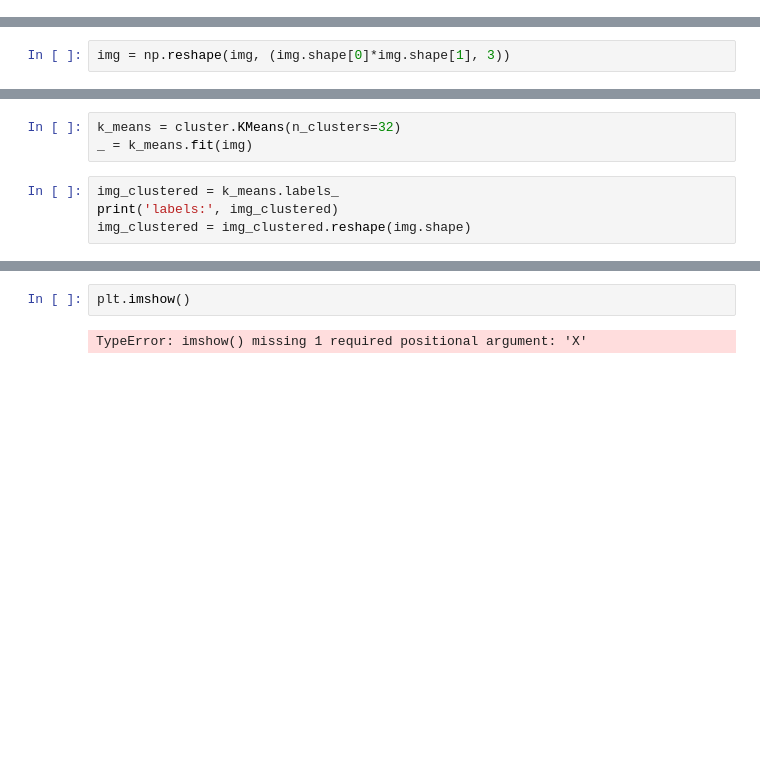
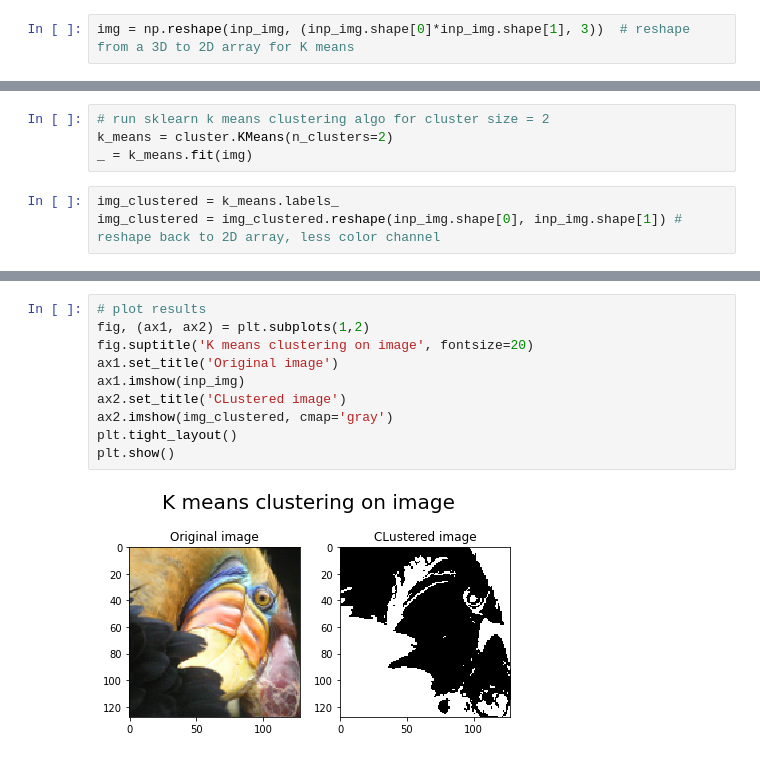
Before and after one commit to Biswajee/ClusteringAlgorithms, a Jupyter notebook: Kmeansclustering.ipynb, the cells around one changed output, grey strips where cells are left out. Drawn from its saved outputs; the diff is of its cells as text; blank space fills up the shorter version.

Commit message:
Update k means

```diff
--- a/Kmeansclustering.ipynb
+++ b/Kmeansclustering.ipynb
@@ -9 +15,3 @@ img = image.imread('bird_small.png')
+# %%
+img = np.reshape(inp_img, (inp_img.shape[0]*inp_img.shape[1], 3))  # reshape from a 3D to 2D array for K means
 # %%
@@ -13,2 +20,0 @@ img.shape
-# %%
-img = np.reshape(img, (img.shape[0]*img.shape[1], 3))
@@ -39,7 +21,7 @@ array([[[0.85882354, 0.7058824 , 0.40392157, ..., 0.89411765,
 # %%
-k_means = cluster.KMeans(n_clusters=32)
+# run sklearn k means clustering algo for cluster size = 2
+k_means = cluster.KMeans(n_clusters=2)
 _ = k_means.fit(img)
 # %%
 img_clustered = k_means.labels_
-print('labels:', img_clustered)
-img_clustered = img_clustered.reshape(img.shape)
+img_clustered = img_clustered.reshape(inp_img.shape[0], inp_img.shape[1]) # reshape back to 2D array, less color channel
@@ -64,4 +43,12 @@ array([[ 2],
-# %%
-plt.imshow()
-# %% [output]
-TypeError: imshow() missing 1 required positional argument: 'X'
+# %%
+# plot results
+fig, (ax1, ax2) = plt.subplots(1,2)
+fig.suptitle('K means clustering on image', fontsize=20)
+ax1.set_title('Original image')
+ax1.imshow(inp_img)
+ax2.set_title('CLustered image')
+ax2.imshow(img_clustered, cmap='gray')
+plt.tight_layout()
+plt.show()
+# %% [output]
+[figure, added]
```
Also changed, not shown: parts of 9 cells of this notebook.
